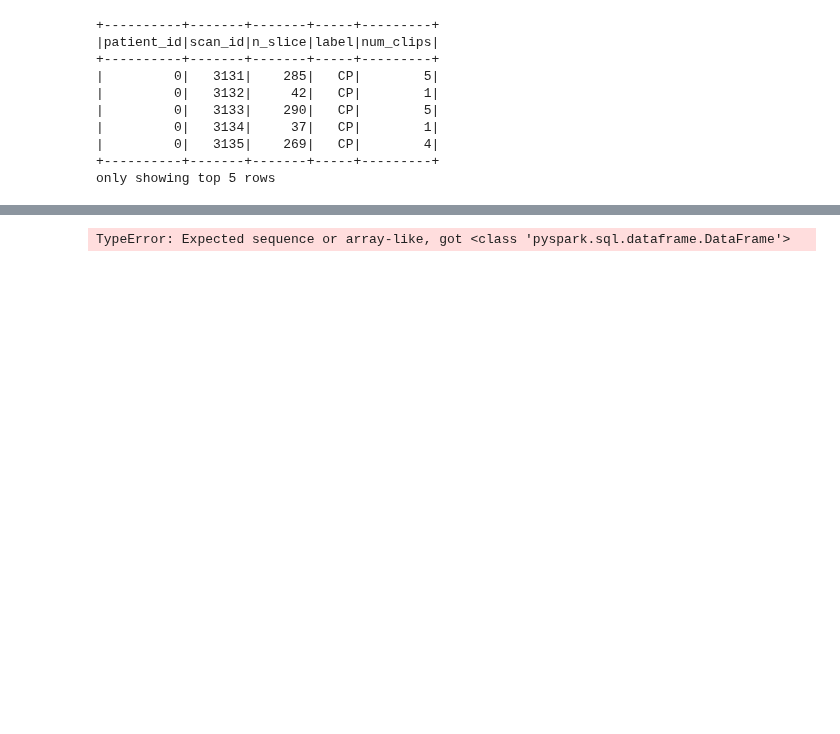
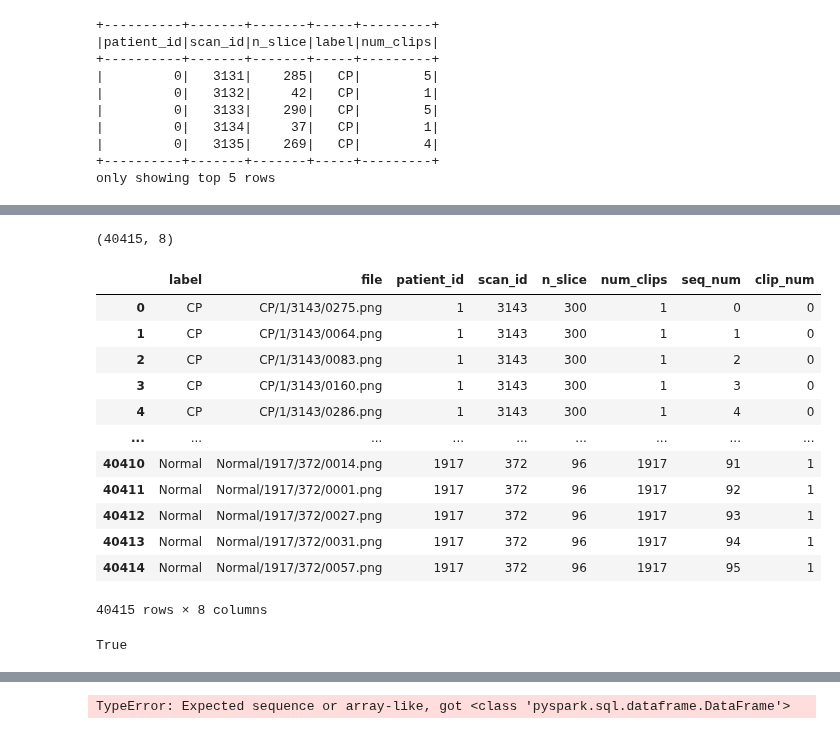
Before and after one commit to alghimo/computed-tomography-corona-thesis, a Jupyter notebook: notebooks/2_train_test_split.ipynb, the cells around one changed output, grey strips where cells are left out. Cells and saved outputs as stored; diff of their text form; code cells hidden in the pictures; blank space fills up the shorter version.

```diff
--- a/notebooks/2_train_test_split.ipynb
+++ b/notebooks/2_train_test_split.ipynb
@@ -58,0 +310,23 @@ only showing top 5 rows
+# %%
+test_df = create_df(config, test_labels)
+print(f"{test_df.shape}")
+test_df
+# %% [output]
+(40415, 8)
+|  | label | file | patient_id | scan_id | n_slice | num_clips | seq_num | clip_num |
+| 0 | CP | CP/1/3143/0275.png | 1 | 3143 | 300 | 1 | 0 | 0 |
+| 1 | CP | CP/1/3143/0064.png | 1 | 3143 | 300 | 1 | 1 | 0 |
+| 2 | CP | CP/1/3143/0083.png | 1 | 3143 | 300 | 1 | 2 | 0 |
+| 3 | CP | CP/1/3143/0160.png | 1 | 3143 | 300 | 1 | 3 | 0 |
+| 4 | CP | CP/1/3143/0286.png | 1 | 3143 | 300 | 1 | 4 | 0 |
+| ... | ... | ... | ... | ... | ... | ... | ... | ... |
+| 40410 | Normal | Normal/1917/372/0014.png | 1917 | 372 | 96 | 1917 | 91 | 1 |
+| 40411 | Normal | Normal/1917/372/0001.png | 1917 | 372 | 96 | 1917 | 92 | 1 |
+| 40412 | Normal | Normal/1917/372/0027.png | 1917 | 372 | 96 | 1917 | 93 | 1 |
+| 40413 | Normal | Normal/1917/372/0031.png | 1917 | 372 | 96 | 1917 | 94 | 1 |
+| 40414 | Normal | Normal/1917/372/0057.png | 1917 | 372 | 96 | 1917 | 95 | 1 |
+40415 rows × 8 columns
+# %%
+repo.save("test_files_df", test_df)
+# %% [output]
+True
```
Also changed, not shown: parts of 46 cells of this notebook, 7 other files.
